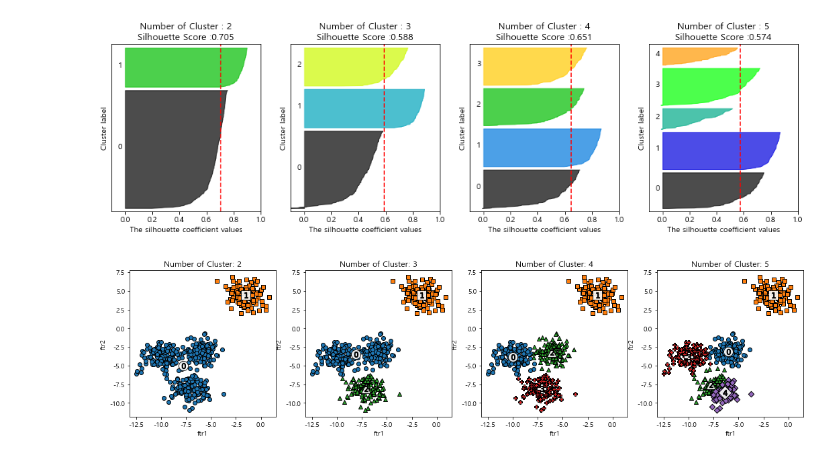
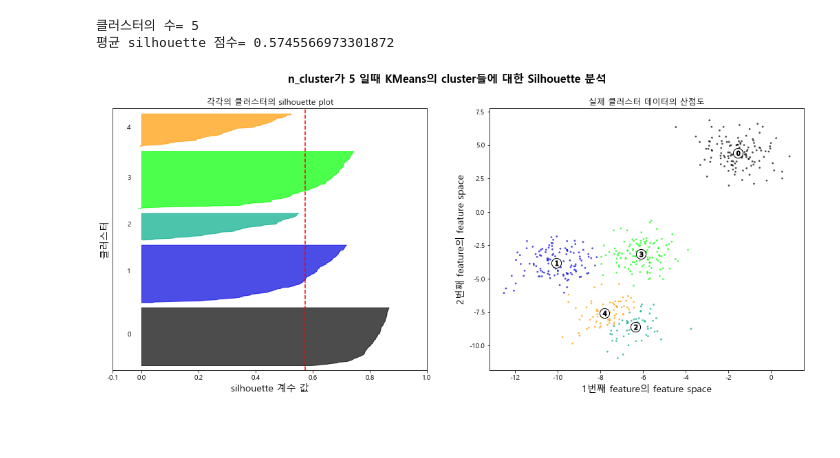
Before and after one commit to unknown-jun/Machine_Learning, a Jupyter notebook: ML_Book/08_2. Cluster_Evaluation.ipynb, the cells around one changed output. Drawn from its saved outputs; the diff is of its cells as text; code cells hidden in the pictures; blank space fills up the shorter version.

```diff
--- a/ML_Book/08_2. Cluster_Evaluation.ipynb
+++ b/ML_Book/08_2. Cluster_Evaluation.ipynb
@@ -32 +245,7 @@ Name: sil_coeff, dtype: float64
+# %%
+sklearn_visualize_silhouette(5)
+# %% [output]
+클러스터의 수= 5
+평균 silhouette 점수= 0.5745566973301872
+[figure, added]
 # %%
@@ -118,16 +298,0 @@ def visualize_silhouette_scatter(cluster_lists, X_features):
-# %%
-
-# make_blobs 을 통해 clustering 을 위한 4개의 클러스터 중심의 500개 2차원 데이터 셋 생성
-from sklearn.datasets import make_blobs
-X, y = make_blobs(n_samples=500, n_features=2, centers=4, cluster_std=1, \
-                  center_box=(-10.0, 10.0), shuffle=True, random_state=1)
-
-# cluster 개수를 2개, 3개, 4개, 5개 일때의 클러스터별 실루엣 계수 평균값을 시각화
-visualize_silhouette([ 2, 3, 4, 5], X)
-# %% [output]
-[figure, removed]
-# %%
-markers=['o', 's', '^', 'P', 'D', 'H', 'x']
-visualize_silhouette_scatter([ 2, 3, 4, 5], X)
-# %% [output]
-[figure, removed]
```
Also changed, not shown: parts of 22 cells of this notebook.
